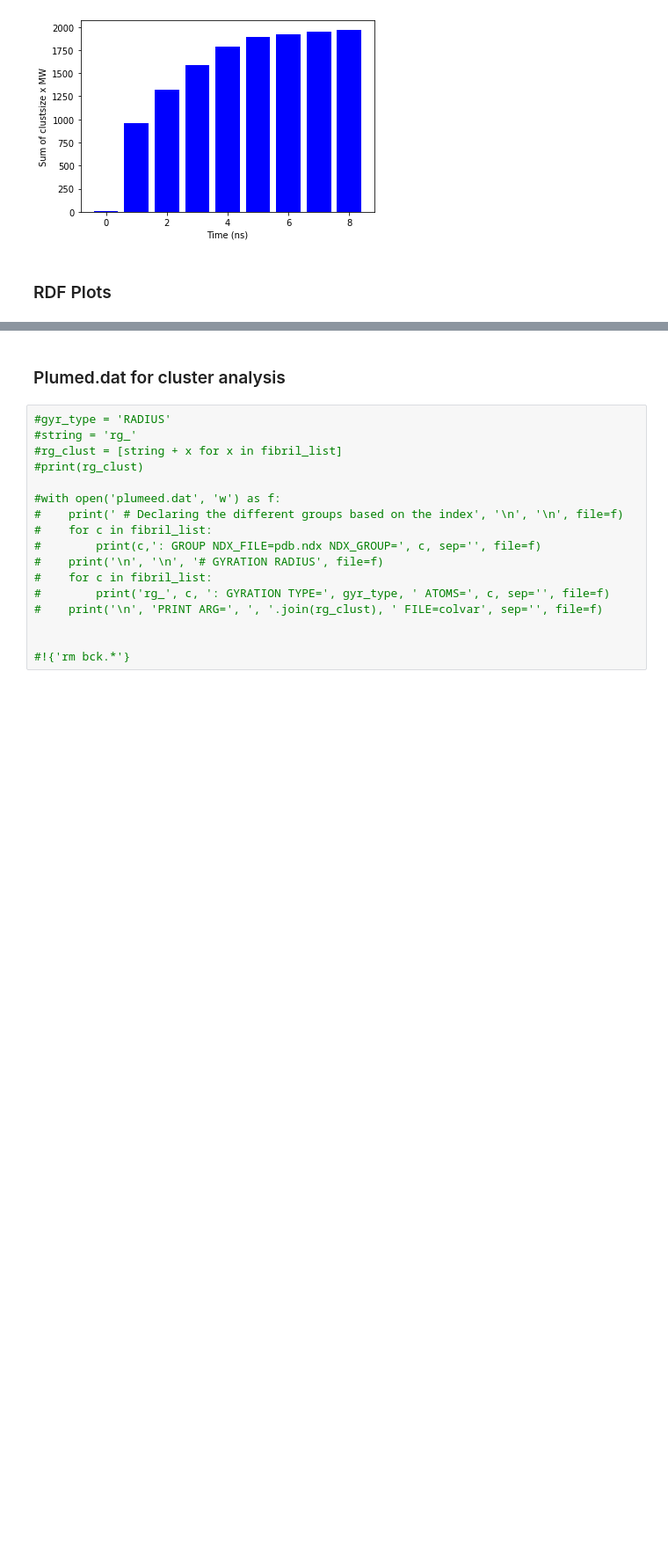
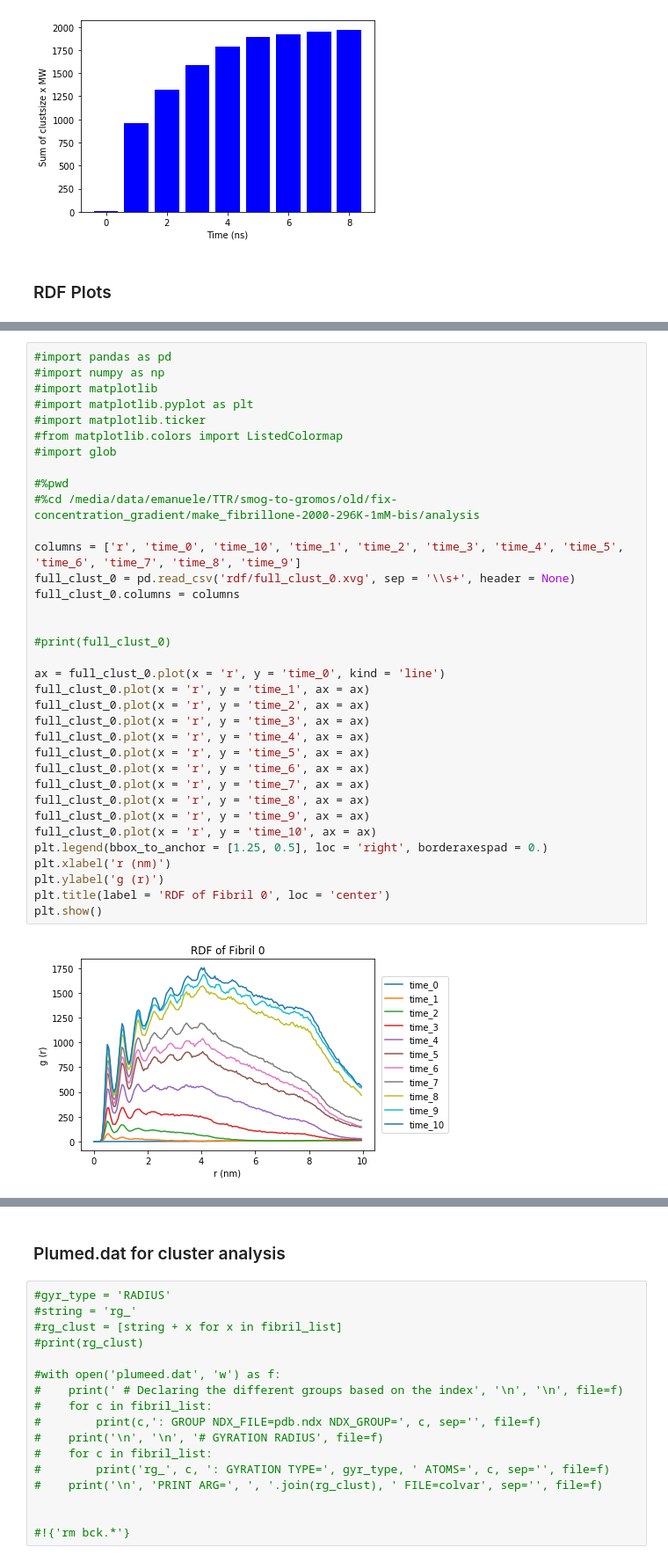
Before and after one commit to multi-ego/multi-eGO, a Jupyter notebook: analysis_bash_jupyter/bash-analysis-notebook.ipynb, the cells around one changed output, grey strips where cells are left out. Shown at 88% size. Saved outputs shown, nothing was run; the diff lists cells and outputs as text; blank space fills up the shorter version.

Commit message:
Jupyter analysis basically completed

```diff
--- a/analysis_bash_jupyter/bash-analysis-notebook.ipynb
+++ b/analysis_bash_jupyter/bash-analysis-notebook.ipynb
@@ -432,0 +322,37 @@ print(table2)
+# %%
+#import pandas as pd
+#import numpy as np
+#import matplotlib
+#import matplotlib.pyplot as plt
+#import matplotlib.ticker
+#from matplotlib.colors import ListedColormap
+#import glob
+
+#%pwd
+#%cd /media/data/emanuele/TTR/smog-to-gromos/old/fix-concentration_gradient/make_fibrillone-2000-296K-1mM-bis/analysis
+
+columns = ['r', 'time_0', 'time_10', 'time_1', 'time_2', 'time_3', 'time_4', 'time_5', 'time_6', 'time_7', 'time_8', 'time_9']
+full_clust_0 = pd.read_csv('rdf/full_clust_0.xvg', sep = '\\s+', header = None)
+full_clust_0.columns = columns
+
+
+#print(full_clust_0)
+
+ax = full_clust_0.plot(x = 'r', y = 'time_0', kind = 'line')
+full_clust_0.plot(x = 'r', y = 'time_1', ax = ax)
+full_clust_0.plot(x = 'r', y = 'time_2', ax = ax)
+full_clust_0.plot(x = 'r', y = 'time_3', ax = ax)
+full_clust_0.plot(x = 'r', y = 'time_4', ax = ax)
+full_clust_0.plot(x = 'r', y = 'time_5', ax = ax)
+full_clust_0.plot(x = 'r', y = 'time_6', ax = ax)
+full_clust_0.plot(x = 'r', y = 'time_7', ax = ax)
+full_clust_0.plot(x = 'r', y = 'time_8', ax = ax)
+full_clust_0.plot(x = 'r', y = 'time_9', ax = ax)
+full_clust_0.plot(x = 'r', y = 'time_10', ax = ax)
+plt.legend(bbox_to_anchor = [1.25, 0.5], loc = 'right', borderaxespad = 0.)
+plt.xlabel('r (nm)')
+plt.ylabel('g (r)')
+plt.title(label = 'RDF of Fibril 0', loc = 'center')
+plt.show()
+# %% [output]
+[figure, added]
```
Also changed, not shown: parts of 4 cells of this notebook, 1 other file.
